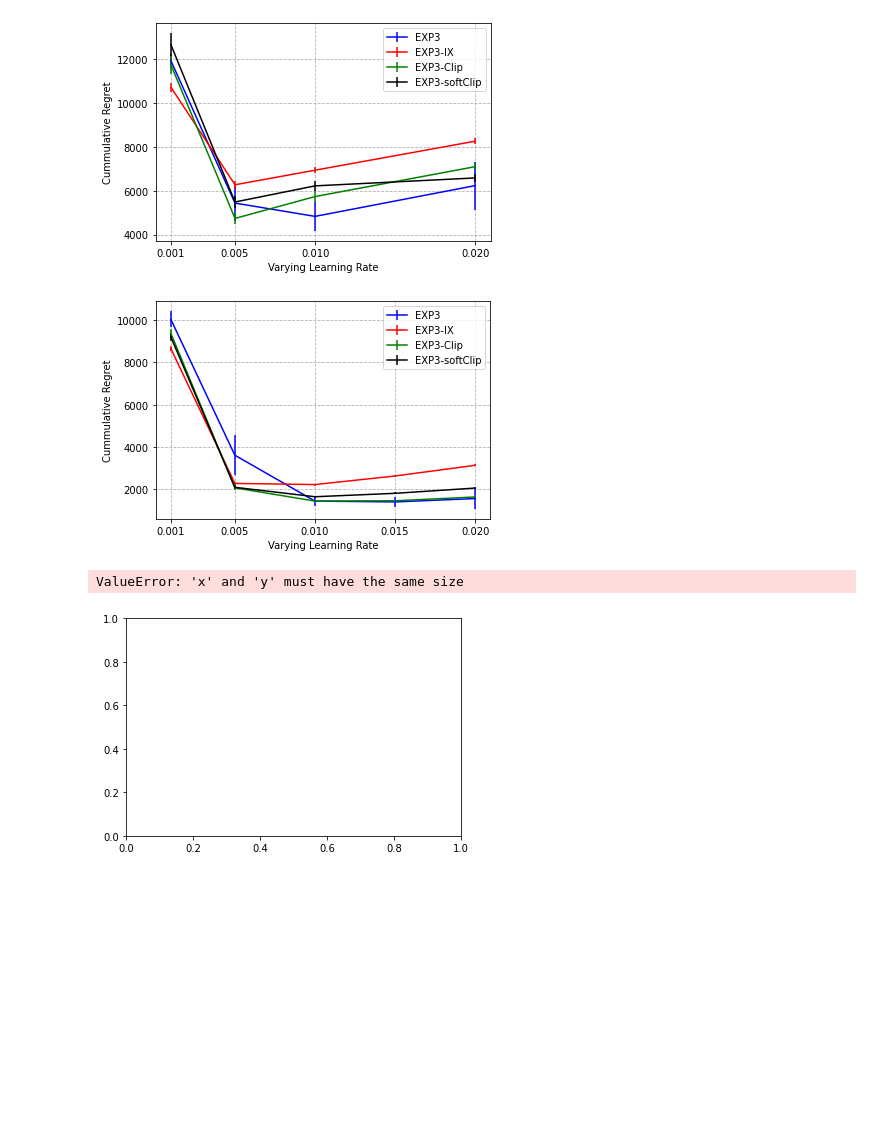
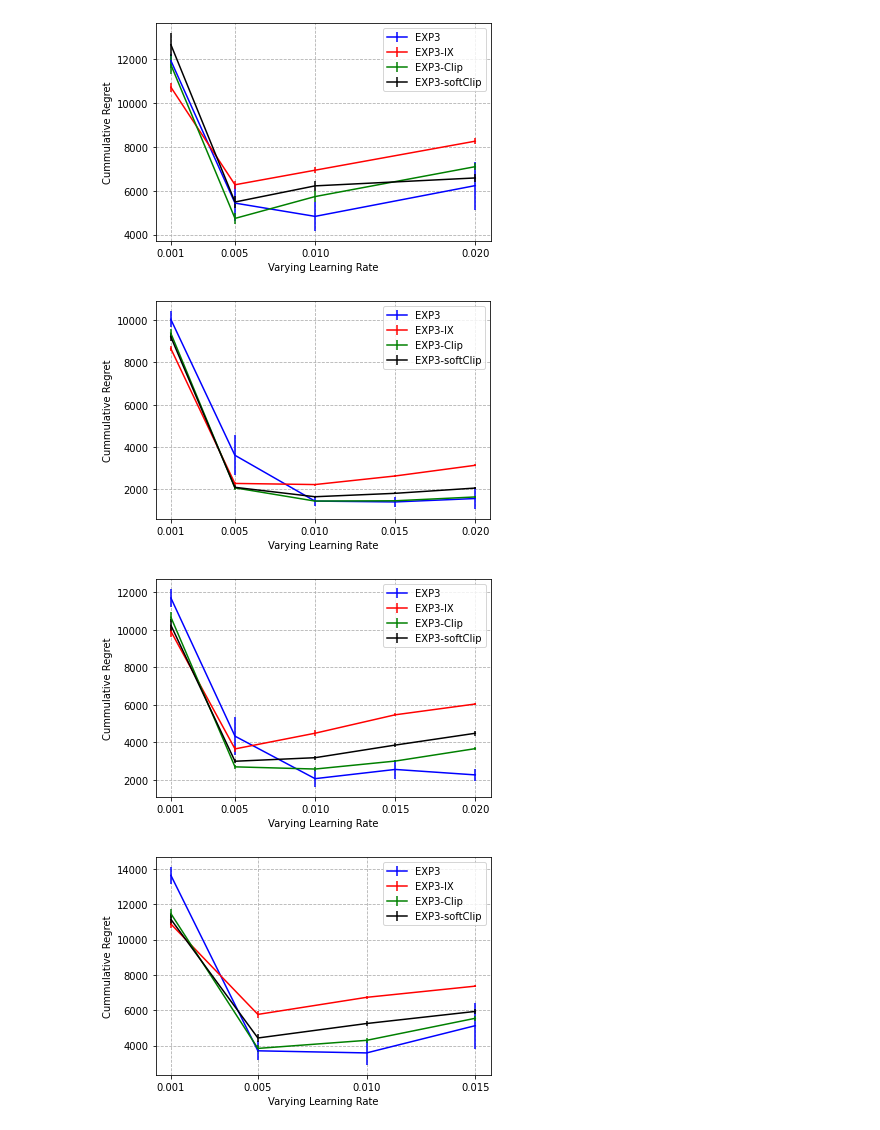
Before and after one commit to anishacharya/Bandits-Online-Learning, a Jupyter notebook: Ablation LR.ipynb, the cells around one changed output. Cells and saved outputs as stored; diff of their text form; code cells hidden in the pictures; blank space fills up the shorter version.

```diff
--- a/Ablation LR.ipynb
+++ b/Ablation LR.ipynb
@@ -118,50 +118,67 @@ plt.errorbar(etas, exp3_sc, exp3_sc_std, color='k', label='EXP3-softClip')
 
 plt.xlabel('Varying Learning Rate')
 plt.ylabel('Cummulative Regret')
 plt.xticks(etas)
 plt.legend()
 plt.grid(True, which='both', linestyle='--')
 plt.show()
 
 
 
 # n = 25
 # -------------
-exp3 =     [11699.72, 4331.3, 2065.4, 2556.72]
-exp3_std = [466.3, 996.3, 440.4, 489.1]
+exp3 =     [11699.72, 4331.3, 2065.4, 2556.72, 2266.02]
+exp3_std = [466.3, 996.3, 440.4, 489.1, 306.9]
 
-exp3_ix = [9919.8, 3651.2, 4488.62, 5470.32]
-exp3_ix_std = [310.0, 159.2, 149.9, 83.81]
+exp3_ix = [9919.8, 3651.2, 4488.62, 5470.32, 6046.30]
+exp3_ix_std = [310.0, 159.2, 149.9, 83.81, 58.40]
 
-exp3_c = [10672.3, 2695.18, 2578.41, 3002.9]
-exp3_c_std = [276.1, 123.4, 87.56, 64.15]
+exp3_c = [10672.3, 2695.18, 2578.41, 3002.9, 3666.64]
+exp3_c_std = [276.1, 123.4, 87.56, 64.15, 72.10]
 
-exp3_sc = [10242.65, 2993.9, 3183.1.,3855.44]
-exp3_sc_std = [320.01, 112.3, 112.8]
+exp3_sc = [10242.65, 2993.9, 3183.1, 3855.44, 4485.54]
+exp3_sc_std = [320.01, 112.3, 112.8, 97.40, 131.20]
 
-plt.errorbar(etas, exp3, exp3_std, color='b')
+plt.errorbar(etas, exp3, exp3_std, color='b', label='EXP3')
+plt.errorbar(etas, exp3_ix, exp3_ix_std, color='r', label='EXP3-IX')
+plt.errorbar(etas, exp3_c, exp3_c_std, color='g', label='EXP3-Clip')
+plt.errorbar(etas, exp3_sc, exp3_sc_std, color='k', label='EXP3-softClip')
+
+plt.xlabel('Varying Learning Rate')
+plt.ylabel('Cummulative Regret')
 plt.xticks(etas)
+plt.legend()
+plt.grid(True, which='both', linestyle='--')
 plt.show()
 
 
+etas = [0.001, 0.005, 0.01, 0.015]
 # n = 50
 # -------------
-exp3 =     []
-exp3_std = []
+exp3 =     [13625.03, 3708.92, 3589.77, 5130.23]
+exp3_std = [459.57, 534.71, 678.20, 1296.63]
 
-exp3_ix = []
-exp3_ix_std = []
+exp3_ix = [10874.90, 5766.53, 6731.5, 7363.78]
+exp3_ix_std = [209.7, 175.55, 74.04, 43.73]
 
-exp3_sc = []
-exp3_sc_std = []
+exp3_c = [11462.087,  3844.19, 4300.69, 5547.19]
+exp3_c_std = [268.08, 178.08, 142.95, 127.27]
 
-exp3_c = []
-exp3_c_std = []
+exp3_sc = [11140.08, 4433.37, 5251.03, 5935.08]
+exp3_sc_std = [327.12, 207.33, 154, 122.08]
 
-plt.errorbar(etas, exp3, exp3_std, color='b')
+plt.errorbar(etas, exp3, exp3_std, color='b', label='EXP3')
+plt.errorbar(etas, exp3_ix, exp3_ix_std, color='r', label='EXP3-IX')
+plt.errorbar(etas, exp3_c, exp3_c_std, color='g', label='EXP3-Clip')
+plt.errorbar(etas, exp3_sc, exp3_sc_std, color='k', label='EXP3-softClip')
+
+plt.xlabel('Varying Learning Rate')
+plt.ylabel('Cummulative Regret')
 plt.xticks(etas)
+plt.legend()
+plt.grid(True, which='both', linestyle='--')
 plt.show()
 # %% [output]
 [figure]
-ValueError: 'x' and 'y' must have the same size
-[figure, old version]
+[figure, new version]
+[figure, added]
```
Also changed, not shown: 2 other files.
